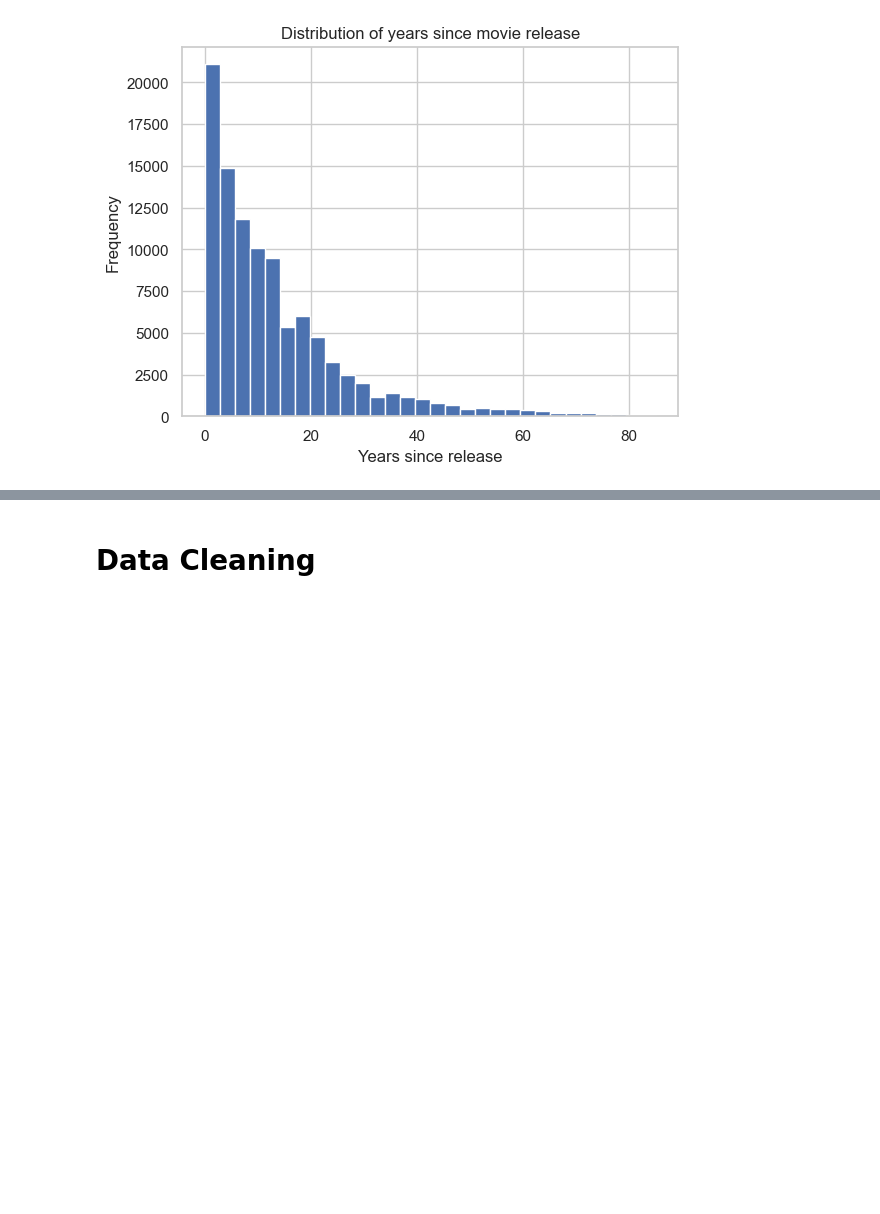
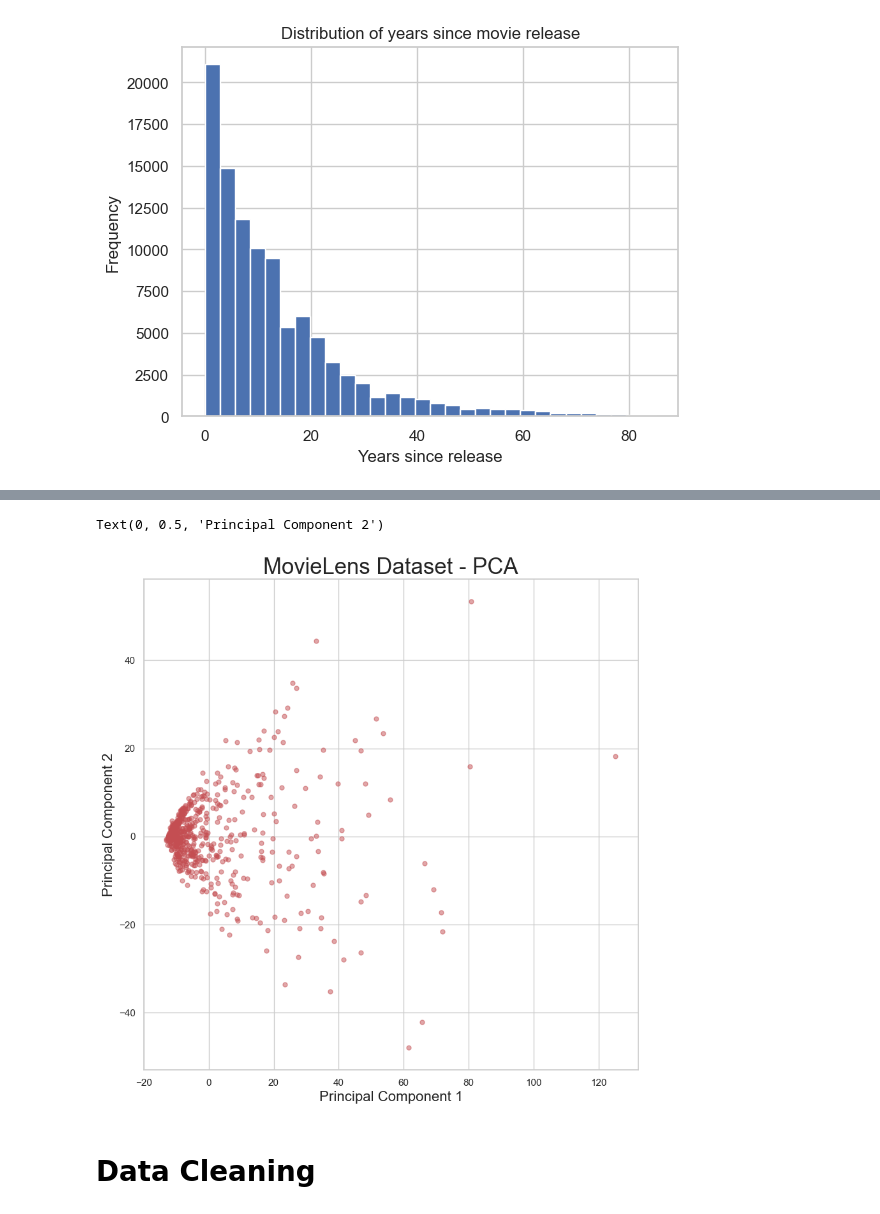
Before and after one commit to NaydelMuscat/com.mcast.project.NaydelMuscat, a Jupyter notebook: src/05_ML_Pipeline.ipynb, the cells around one changed output, grey strips where cells are left out. Drawn from its saved outputs; the diff is of its cells as text; code cells hidden in the pictures; blank space fills up the shorter version.

```diff
--- a/src/05_ML_Pipeline.ipynb
+++ b/src/05_ML_Pipeline.ipynb
@@ -415,3 +415,15 @@ plt.title('Distribution of years since movie release')
 plt.show()
 # %% [output]
 [figure]
+# %%
+#PCA for exploratory analysis
+# Create a pivot table to transform the dataframe into a matrix
+data_pivot = data.pivot_table(index=['userId'], columns=['title'], values='rating')
+
+# Fills missing values with zeros
+data_pivot = data_pivot.fillna(0)
+
+# Apply PCA to reduce the dimensionality of the matrix
+pca = PCA(n_components=2)
+fit_transform = pca.fit_transform(data_pivot)
+fit_transform
@@ -418,3 +438,12 @@ plt.show()
+# %%
+plt.figure(figsize=(10,10))
+plt.scatter(fit_transform[:,0], fit_transform[:,1], s=25, alpha=0.5, c='r')
+plt.title('MovieLens Dataset - PCA', fontsize=25)
+plt.xlabel('Principal Component 1', fontsize=16)
+plt.ylabel('Principal Component 2', fontsize=16)
+# %% [output]
+Text(0, 0.5, 'Principal Component 2')
+[figure, added]
 # %% [markdown]
 # Data Cleaning
 # %%
```
Also changed, not shown: parts of 6 cells of this notebook.
